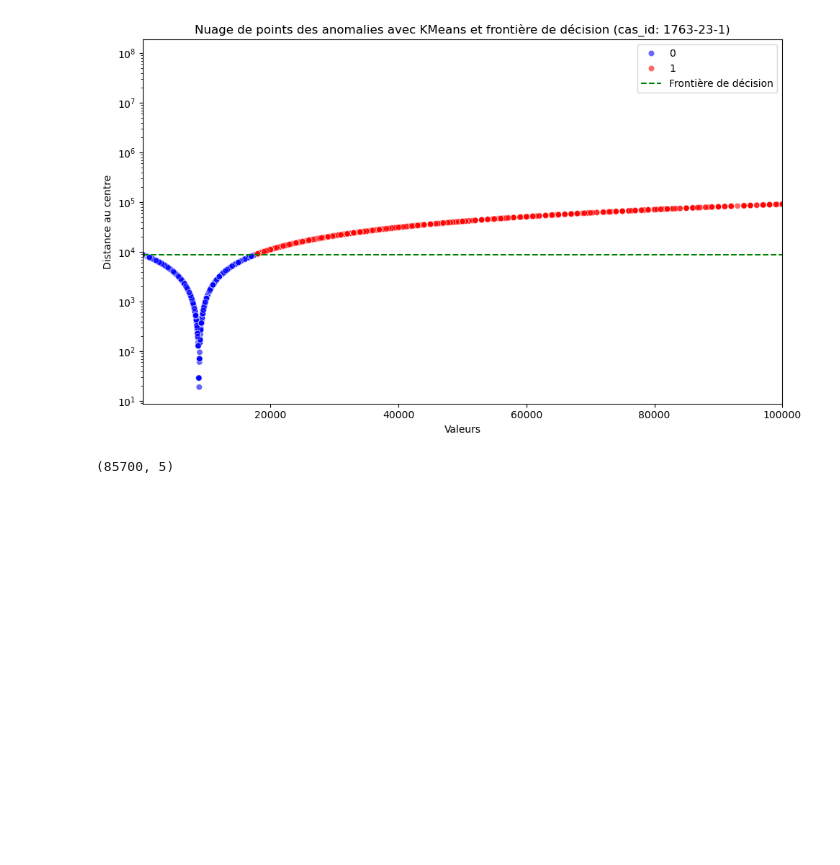
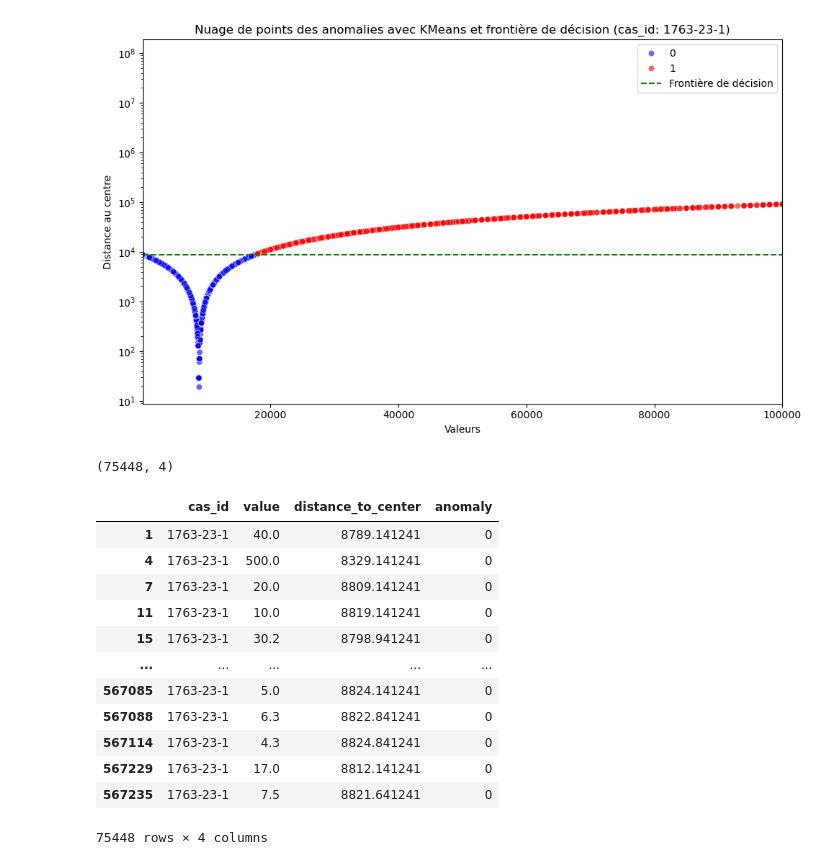
Before and after one commit to Pokrhum/PSAM, a Jupyter notebook: Psam_ML.ipynb, the cells around one changed output. Saved outputs shown, nothing was run; the diff lists cells and outputs as text; code cells hidden in the pictures; blank space fills up the shorter version.

```diff
--- a/Psam_ML.ipynb
+++ b/Psam_ML.ipynb
@@ -110,11 +108,27 @@ plt.show()
 # %% [output]
 [figure]
 # %%
-# Créer un masque booléen pour filtrer les valeurs qui dépassent 4 ng/L
-masque_pfOS = PFOS['value'] <= 4
-# Afficher le DataFrame filtré avec les valeurs respectant le seuil
+# 4ng/l étant le seuil à ne pas dépacer
+masque_pfOS = PFOS['value'] > 4
+
 df_pfOS_filtre = PFOS[masque_pfOS]
-# Afficher les premières lignes pour vérifier
+
 df_pfOS_filtre.shape
 # %% [output]
-(85700, 5)
+(75448, 4)
+# %%
+df_pfOS_filtre
+# %% [output]
+|  | cas_id | value | distance_to_center | anomaly |
+| 1 | 1763-23-1 | 40.0 | 8789.141241 | 0 |
+| 4 | 1763-23-1 | 500.0 | 8329.141241 | 0 |
+| 7 | 1763-23-1 | 20.0 | 8809.141241 | 0 |
+| 11 | 1763-23-1 | 10.0 | 8819.141241 | 0 |
+| 15 | 1763-23-1 | 30.2 | 8798.941241 | 0 |
+| ... | ... | ... | ... | ... |
+| 567085 | 1763-23-1 | 5.0 | 8824.141241 | 0 |
+| 567088 | 1763-23-1 | 6.3 | 8822.841241 | 0 |
+| 567114 | 1763-23-1 | 4.3 | 8824.841241 | 0 |
+| 567229 | 1763-23-1 | 17.0 | 8812.141241 | 0 |
+| 567235 | 1763-23-1 | 7.5 | 8821.641241 | 0 |
+75448 rows × 4 columns
```
Also changed, not shown: parts of 2 cells of this notebook.
